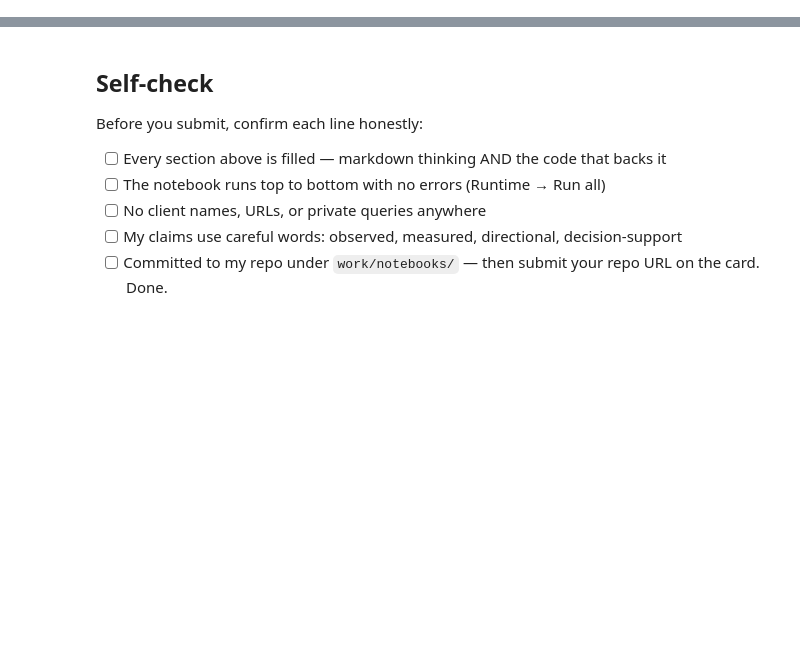
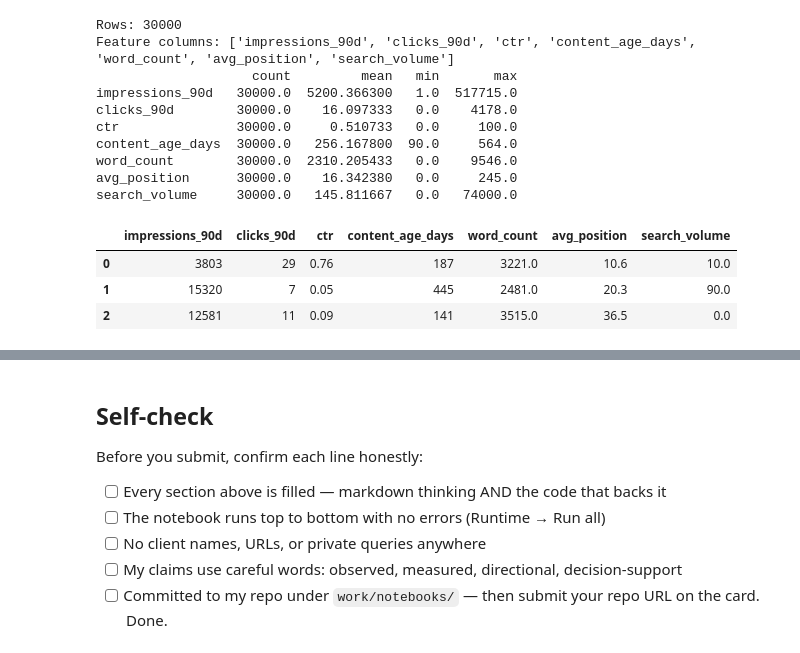
Before and after one commit to Fatima-05/FlyRank-ML, a Jupyter notebook: work/notebooks/w03_feature_leakage_check.ipynb, the cells around one changed output, grey strips where cells are left out. Drawn from its saved outputs; the diff is of its cells as text; code cells hidden in the pictures; blank space fills up the shorter version.

```diff
--- a/work/notebooks/w03_feature_leakage_check.ipynb
+++ b/work/notebooks/w03_feature_leakage_check.ipynb
@@ -24,0 +16,43 @@ This skeleton is yours to fill. Work the sections **in order** — each one has
+# %%
+from pathlib import Path
+import os
+import pandas as pd
+import numpy as np
+
+# ensure repo root
+if not Path("data/raw/content_refresh_anonymized.csv").exists():
+    if not Path("/content/FlyRank-ML").exists():
+        !git clone https://github.com/Fatima-05/FlyRank-ML.git /content/FlyRank-ML
+    os.chdir("/content/FlyRank-ML")
+
+df = pd.read_csv("data/raw/content_refresh_anonymized.csv")
+print("Rows:", len(df))
+
+feature_cols = [c for c in [
+    "impressions_90d", "clicks_90d", "ctr", "content_age_days",
+    "word_count", "avg_position", "search_volume"
+] if c in df.columns]
+
+X = df[feature_cols].copy()
+# simple fills
+for c in X.columns:
+    X[c] = pd.to_numeric(X[c], errors="coerce").fillna(0)
+
+print("Feature columns:", feature_cols)
+print(X.describe().T[["count", "mean", "min", "max"]])
+X.head(3)
+# %% [output]
+Rows: 30000
+Feature columns: ['impressions_90d', 'clicks_90d', 'ctr', 'content_age_days', 'word_count', 'avg_position', 'search_volume']
+                    count         mean   min       max
+impressions_90d   30000.0  5200.366300   1.0  517715.0
+clicks_90d        30000.0    16.097333   0.0    4178.0
+ctr               30000.0     0.510733   0.0     100.0
+content_age_days  30000.0   256.167800  90.0     564.0
+word_count        30000.0  2310.205433   0.0    9546.0
+avg_position      30000.0    16.342380   0.0     245.0
+search_volume     30000.0   145.811667   0.0   74000.0
+|  | impressions_90d | clicks_90d | ctr | content_age_days | word_count | avg_position | search_volume |
+| 0 | 3803 | 29 | 0.76 | 187 | 3221.0 | 10.6 | 10.0 |
+| 1 | 15320 | 7 | 0.05 | 445 | 2481.0 | 20.3 | 90.0 |
+| 2 | 12581 | 11 | 0.09 | 141 | 3515.0 | 36.5 | 0.0 |
```
Also changed, not shown: parts of 14 cells of this notebook.
